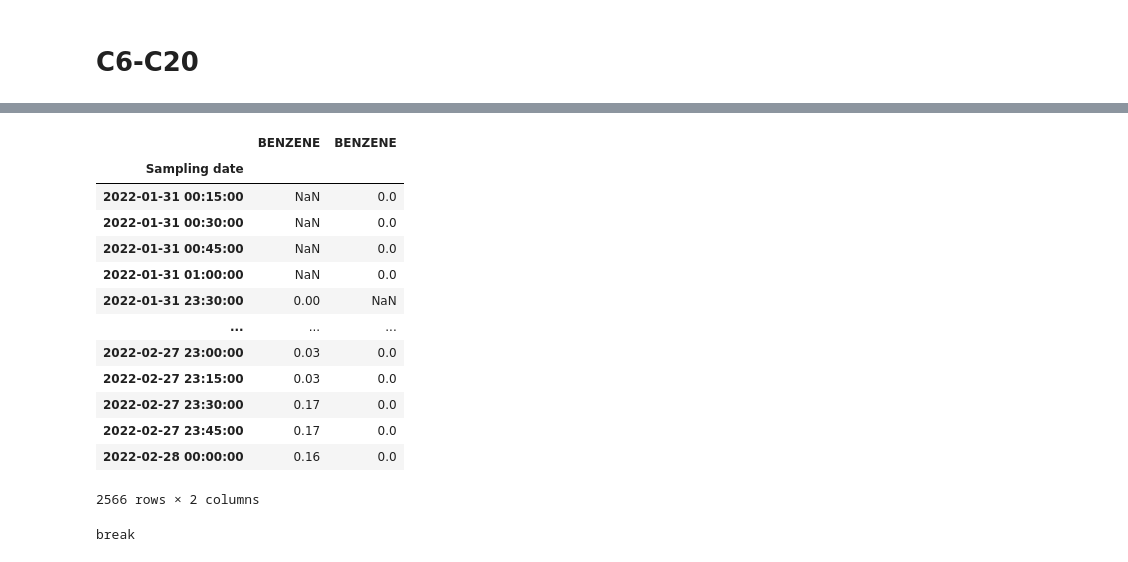
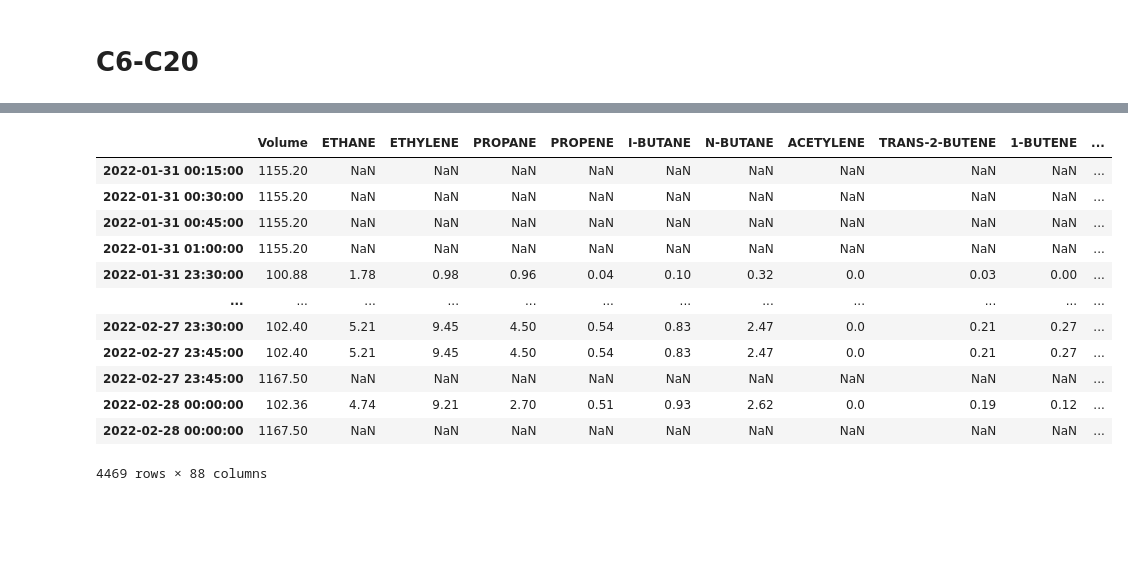
Before and after one commit to diazcar/airmovoc, a Jupyter notebook: notebook/test.ipynb, the cells around one changed output, grey strips where cells are left out. Saved outputs shown, nothing was run; the diff lists cells and outputs as text; code cells hidden in the pictures; blank space fills up the shorter version.

```diff
--- a/notebook/test.ipynb
+++ b/notebook/test.ipynb
@@ -126,17 +148,40 @@ xair_data.to_csv('../output/test.csv')
+# %%
+def get_cols(
+        d1: pd.DataFrame,
+        d2: pd.DataFrame,
+) -> list:
+    col1 = d1.columns.to_list()
+    col2 = d2.columns.to_list()
+
+    header = list(dict.fromkeys(col1 + col2))
+
+    return(header)
+
+header = get_cols(C2C6_data, C6C20_data)
+xair_data = pd.DataFrame(columns=header)
+
+xair_data = pd.concat([xair_data, C2C6_data]).sort_index()
+xair_data = pd.concat([xair_data, C6C20_data]).sort_index()
+
+xair_data = filter_month(
+    data=xair_data,
+    year=2022,
+    month=2
+    )
+# xair_data.to_csv('../output/test.csv')
 # %%
-xair_data['BENZENE']
+xair_data
 # %% [output]
-|  | BENZENE | BENZENE |
-| Sampling date |  |  |
-| 2022-01-31 00:15:00 | NaN | 0.0 |
-| 2022-01-31 00:30:00 | NaN | 0.0 |
-| 2022-01-31 00:45:00 | NaN | 0.0 |
-| 2022-01-31 01:00:00 | NaN | 0.0 |
-| 2022-01-31 23:30:00 | 0.00 | NaN |
-| ... | ... | ... |
-| 2022-02-27 23:00:00 | 0.03 | 0.0 |
-| 2022-02-27 23:15:00 | 0.03 | 0.0 |
-| 2022-02-27 23:30:00 | 0.17 | 0.0 |
-| 2022-02-27 23:45:00 | 0.17 | 0.0 |
-| 2022-02-28 00:00:00 | 0.16 | 0.0 |
+|  | Volume | ETHANE | ETHYLENE | PROPANE | PROPENE | I-BUTANE | N-BUTANE | ACETYLENE | TRANS-2-BUTENE | 1-BUTENE | ... |
+| 2022-01-31 00:15:00 | 1155.20 | NaN | NaN | NaN | NaN | NaN | NaN | NaN | NaN | NaN | ... |
+| 2022-01-31 00:30:00 | 1155.20 | NaN | NaN | NaN | NaN | NaN | NaN | NaN | NaN | NaN | ... |
+| 2022-01-31 00:45:00 | 1155.20 | NaN | NaN | NaN | NaN | NaN | NaN | NaN | NaN | NaN | ... |
+| 2022-01-31 01:00:00 | 1155.20 | NaN | NaN | NaN | NaN | NaN | NaN | NaN | NaN | NaN | ... |
+| 2022-01-31 23:30:00 | 100.88 | 1.78 | 0.98 | 0.96 | 0.04 | 0.10 | 0.32 | 0.0 | 0.03 | 0.00 | ... |
+| ... | ... | ... | ... | ... | ... | ... | ... | ... | ... | ... | ... |
+| 2022-02-27 23:30:00 | 102.40 | 5.21 | 9.45 | 4.50 | 0.54 | 0.83 | 2.47 | 0.0 | 0.21 | 0.27 | ... |
+| 2022-02-27 23:45:00 | 102.40 | 5.21 | 9.45 | 4.50 | 0.54 | 0.83 | 2.47 | 0.0 | 0.21 | 0.27 | ... |
+| 2022-02-27 23:45:00 | 1167.50 | NaN | NaN | NaN | NaN | NaN | NaN | NaN | NaN | NaN | ... |
+| 2022-02-28 00:00:00 | 102.36 | 4.74 | 9.21 | 2.70 | 0.51 | 0.93 | 2.62 | 0.0 | 0.19 | 0.12 | ... |
+| 2022-02-28 00:00:00 | 1167.50 | NaN | NaN | NaN | NaN | NaN | NaN | NaN | NaN | NaN | ... |
-2566 rows × 2 columns
+4469 rows × 88 columns
@@ -155,5 +187,0 @@ months = [int(x) for x in os.listdir("../test_data")]
-# %%
-if os.path.isdir("../test_data") is not True:
-    print("break")
-# %% [output]
-break
```
Also changed, not shown: parts of 8 cells of this notebook, 4 other files.
